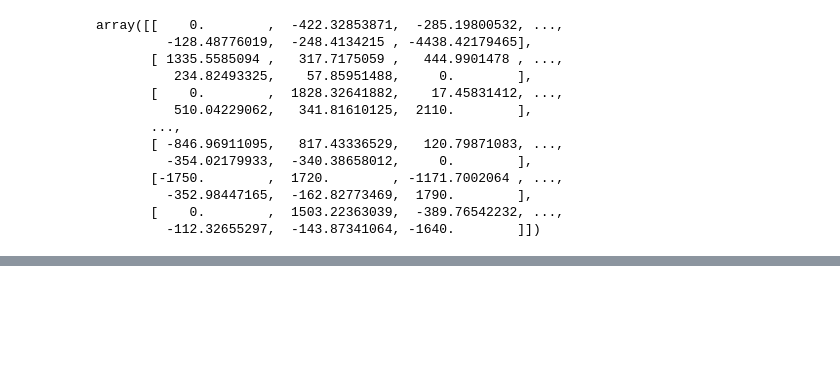
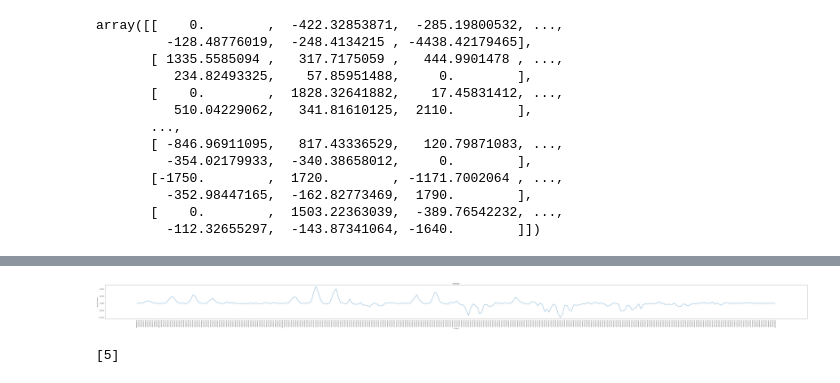
Before and after one commit to shubham789-f/Bacterial-classification, a Jupyter notebook: Bacterial Species classification.ipynb, the cells around one changed output, grey strips where cells are left out. Saved outputs shown, nothing was run; the diff lists cells and outputs as text; code cells hidden in the pictures; blank space fills up the shorter version.

```diff
--- a/Bacterial Species classification.ipynb
+++ b/Bacterial Species classification.ipynb
@@ -734,0 +744,17 @@ array([[    0.        ,  -422.32853871,  -285.19800532, ...,
+# %%
+# mean is plotted against each histogram from (A0T0G0C10 to A10T0G0C0) on a line graph for 'Klebsiella_pneumoniae' bacteria
+from matplotlib.pyplot import figure
+figure(figsize=(100, 5), dpi=80)
+plt.xticks(rotation=90)
+plt.plot(kmers_count,X_test.iloc[56])
+plt.title('Unknown')
+plt.xlabel('10 mers')
+plt.ylabel('avg of 10 mers ')
+plt.savefig('unknown.png')
+plt.show()
+# %% [output]
+[figure, added]
+# %%
+print(rf.predict(X_test.iloc[[56]]))
+# %% [output]
+[5]
```
Also changed, not shown: parts of 9 cells of this notebook, 25 other files.
